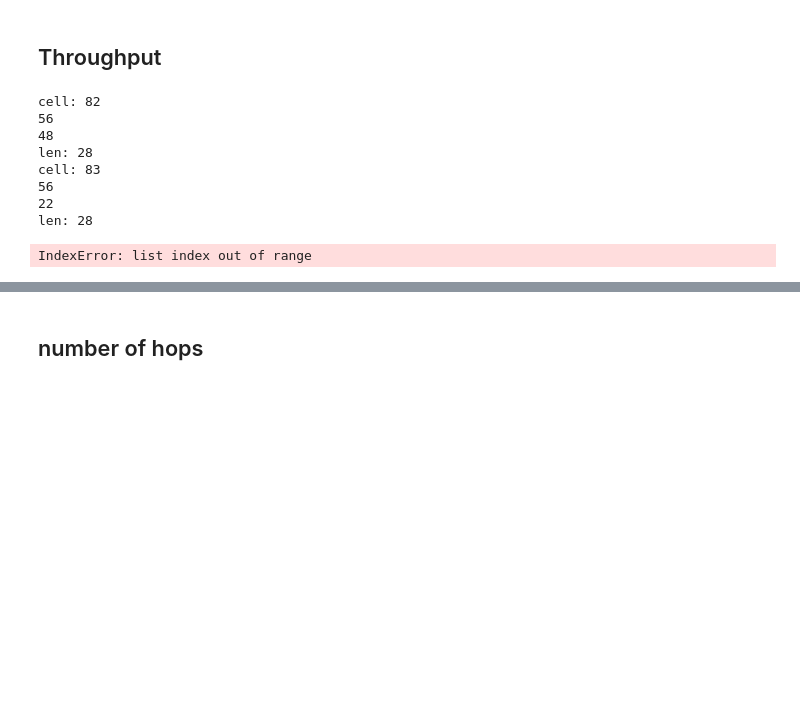
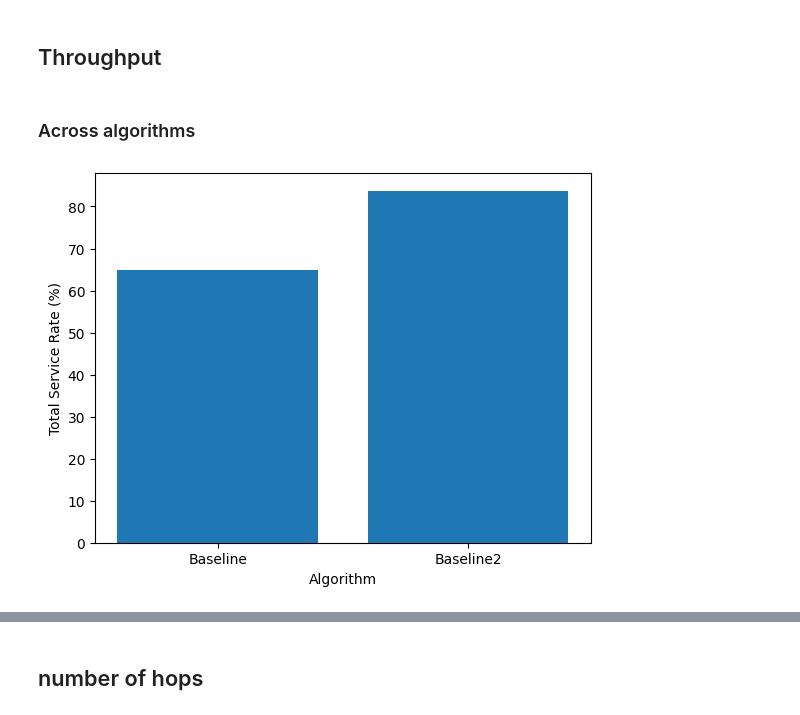
Before and after one commit to yutailin1993/StarryNet, a Jupyter notebook: result_plot.ipynb, the cells around one changed output, grey strips where cells are left out. Drawn from its saved outputs; the diff is of its cells as text; code cells hidden in the pictures; blank space fills up the shorter version.

```diff
--- a/result_plot.ipynb
+++ b/result_plot.ipynb
@@ -55,45 +56,47 @@ Del link: 58 123
 Time: 30:
 # %% [markdown]
 ## Throughput
-# %%
-# Load the data
-total_transfer = 0
-total_transfer_per_cell = []
-
-total_demands_per_cell = []
-total_demands = 0
-
-for cell in cell_indices:
-    perf_file = results_dir + 'gw_5_fix_demands/iperf/iperf_' + str(cell) + '_results.txt'
-    sections = extract_perf_sections(perf_file)
-    if sections is None:
-        continue
-    transferred_list, trans_rates_list = parse_perf_results(sections)
-    print ("cell: {}".format(cell))
-    print (len(transferred_list))
-    print (len(trans_rates_list))
-    transferred_list = handover_through_time(cell, gw_indices[assignments[cell_indices.index(cell)]],
-                                             change_matrix, change_time, cell_indices, transferred_list,
-                                             trans_rates_list, handover_type, topo_dir)
-
-
-    transferred = aggregate_results(transferred_list)
-    total_transfer_per_cell.append(transferred)
-
-total_transfer = sum(total_transfer_per_cell)
-
-total_demands_per_cell = demands * 56
-total_demands = sum(total_demands_per_cell)
-# %% [output]
-cell: 82
-56
-48
-len: 28
-cell: 83
-56
-22
-len: 28
-IndexError: list index out of range
+# %% [markdown]
+### Across algorithms
+# %%
+total_transfer_list = []
+total_demands_list = []
+transfer_per_sat_list = []
+demands_per_sat_list = []
+
+for idx, folder in enumerate(results_dir_list):
+    file_dir = results_dir + folder
+    change_time = change_time_list[idx]
+    change_matrix = change_matrix_list[idx]
+    delay_dir = results_dir + delay_dir_list[idx]
+
+    # get throughput results
+    total_transfer, total_demands, transfer_per_sat, demands_per_sat = get_throughput_results(
+        file_dir, cell_indices, gw_indices, assignments, sim_length, demands, change_time,
+        change_matrix, handover_type, delay_dir)
+
+    total_transfer_list.append(total_transfer)
+    total_demands_list.append(total_demands)
+    transfer_per_sat_list.append(transfer_per_sat)
+    demands_per_sat_list.append(demands_per_sat)
+# %%
+service_rates = []
+
+for i in range(len(total_transfer_list)):
+    total_trans = total_transfer_list[i]
+    total_demand = total_demands_list[i]
+
+    service_rates.append(total_trans/total_demand*100)
+
+# Plot the service rates
+algo = ['Baseline', 'Baseline2']
+
+plt.bar(algo, service_rates)
+plt.xlabel('Algorithm')
+plt.ylabel('Total Service Rate (%)')
+plt.savefig('../results/figures/total_throughput_algo.eps', format='eps')
+# %% [output]
+[figure, added]
 # %%
 print ("Total transfer: " + str(total_transfer) + " MBytes")
 print ("Total demands: " + str(total_demands) + " MBytes")
```
Also changed, not shown: parts of 14 cells of this notebook, 6 other files.
